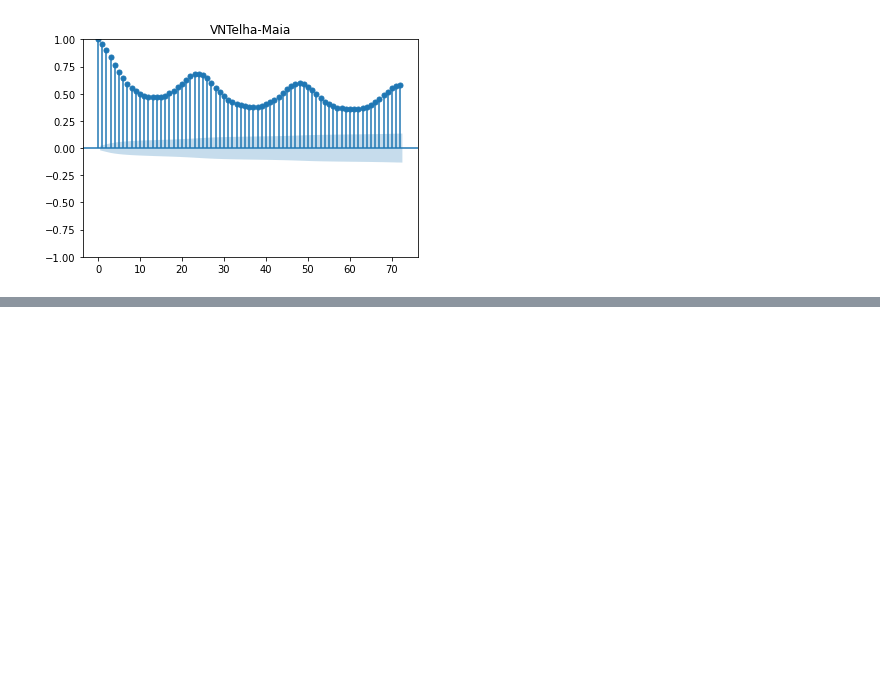
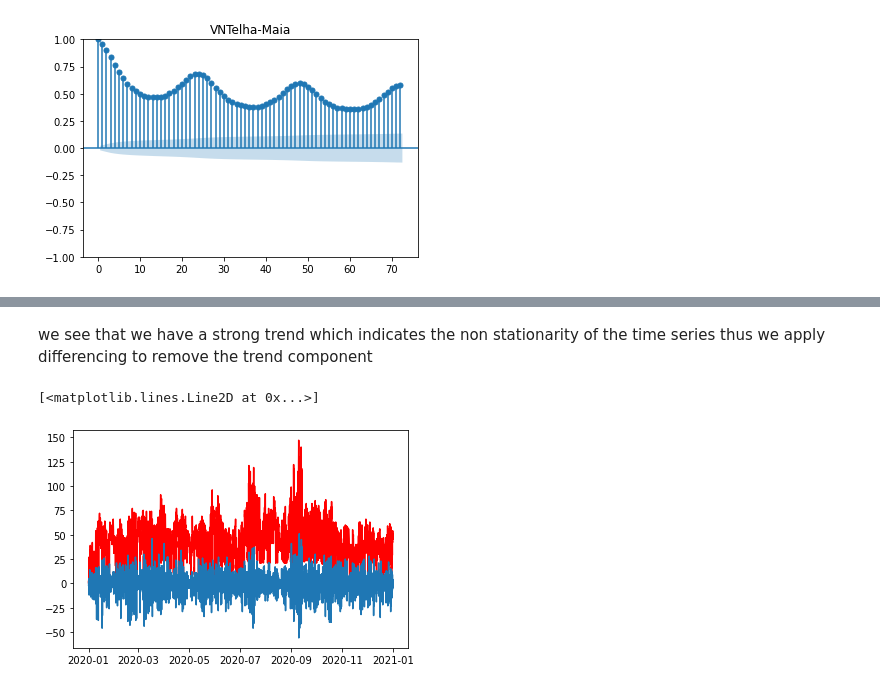
Before and after one commit to marcoHoev/time-series, a Jupyter notebook: data.ipynb, the cells around one changed output, grey strips where cells are left out. Drawn from its saved outputs; the diff is of its cells as text; code cells hidden in the pictures; blank space fills up the shorter version.

```diff
--- a/data.ipynb
+++ b/data.ipynb
@@ -50,0 +67,11 @@ plt.show()
+# %% [markdown]
+we see that we have a strong trend which indicates the non stationarity of the time series
+thus we apply differencing to remove the trend component
+# %%
+#antas = np.log(antas)
+antas = antas.diff()
+plt.plot(data.index, data['Antas-Espinho'], color='red')
+plt.plot(antas)
+# %% [output]
+[<matplotlib.lines.Line2D at 0x...>]
+[figure, added]
```
Also changed, not shown: parts of 5 cells of this notebook.
